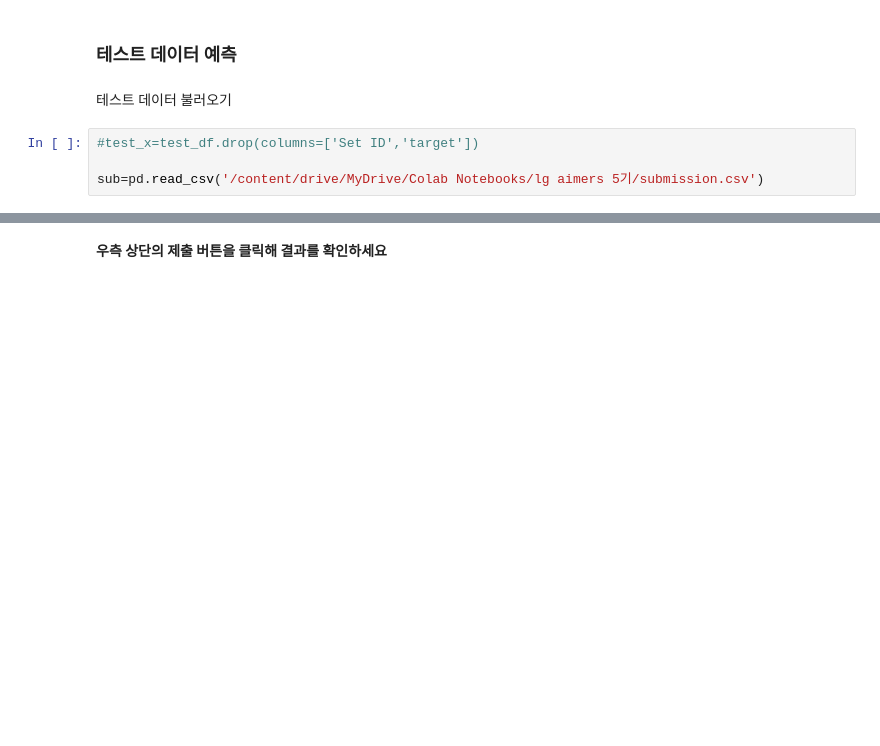
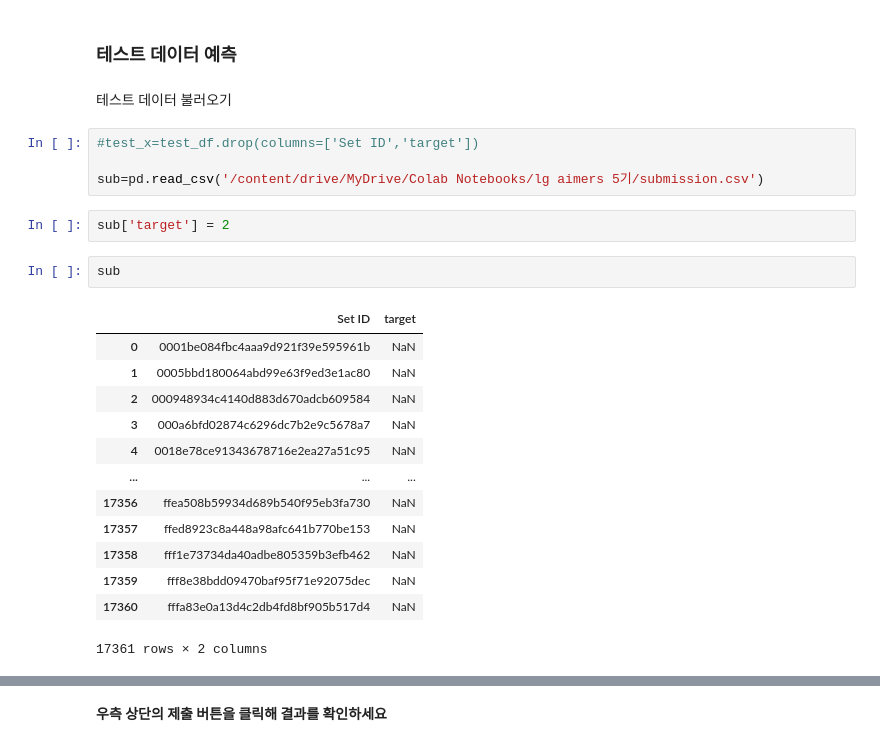
Before and after one commit to ryudonggle/lg-aimers-5-, a Jupyter notebook: ujin.ipynb.ipynb, the cells around one changed output, grey strips where cells are left out. Drawn from its saved outputs; the diff is of its cells as text; blank space fills up the shorter version.

```diff
--- a/ujin.ipynb.ipynb
+++ b/ujin.ipynb.ipynb
@@ -669,3 +751,21 @@ val_x=val_x[re]
 #test_x=test_df.drop(columns=['Set ID','target'])
 
 sub=pd.read_csv('/content/drive/MyDrive/Colab Notebooks/lg aimers 5기/submission.csv')
+# %%
+sub['target'] = 2
+# %%
+sub
+# %% [output]
+|  | Set ID | target |
+| 0 | 0001be084fbc4aaa9d921f39e595961b | NaN |
+| 1 | 0005bbd180064abd99e63f9ed3e1ac80 | NaN |
+| 2 | 000948934c4140d883d670adcb609584 | NaN |
+| 3 | 000a6bfd02874c6296dc7b2e9c5678a7 | NaN |
+| 4 | 0018e78ce91343678716e2ea27a51c95 | NaN |
+| ... | ... | ... |
+| 17356 | ffea508b59934d689b540f95eb3fa730 | NaN |
+| 17357 | ffed8923c8a448a98afc641b770be153 | NaN |
+| 17358 | fff1e73734da40adbe805359b3efb462 | NaN |
+| 17359 | fff8e38bdd09470baf95f71e92075dec | NaN |
+| 17360 | fffa83e0a13d4c2db4fd8bf905b517d4 | NaN |
+17361 rows × 2 columns
```
Also changed, not shown: parts of 22 cells of this notebook.
